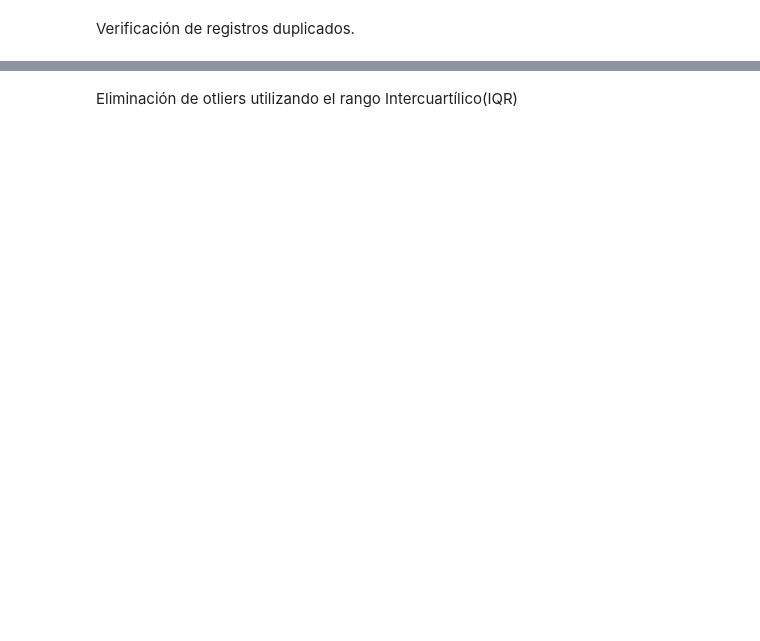
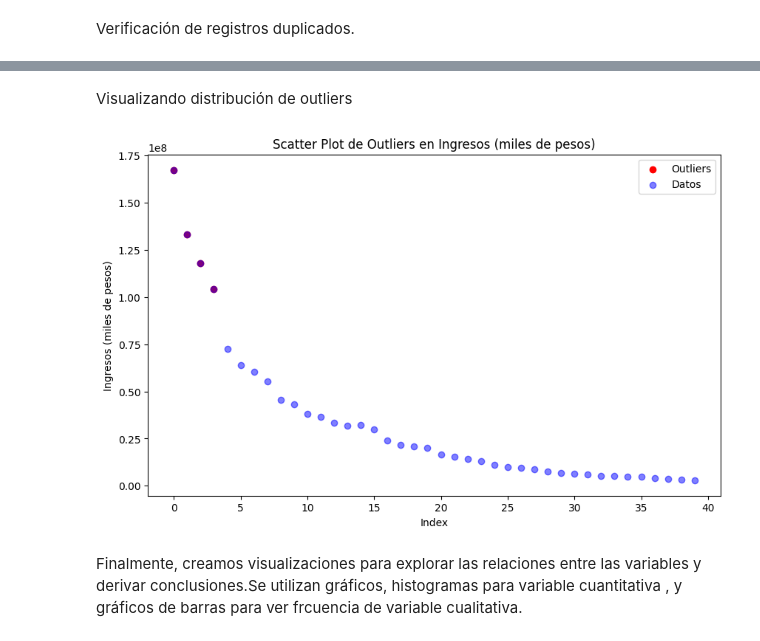
Before and after one commit to irene-1209/Data_Analytics, a Jupyter notebook: EDA/script.ipynb, the cells around one changed output, grey strips where cells are left out. Cells and saved outputs as stored; diff of their text form; code cells hidden in the pictures; blank space fills up the shorter version.

```diff
--- a/EDA/script.ipynb
+++ b/EDA/script.ipynb
@@ -265,11 +170,16 @@ for col in numericas_columnas:
-# %% [markdown]
-Eliminación de otliers utilizando el rango Intercuartílico(IQR)
-# %%
-# Eliminar outliers utilizando el rango intercuartílico (IQR)
-for col in numericas_columnas:
-    Q1 = df_consolidado[col].quantile(0.25)
-    Q3 = df_consolidado[col].quantile(0.75)
-    IQR = Q3 - Q1
-    lim_inf = Q1 - 1.5 * IQR
-    lim_sup = Q3 + 1.5 * IQR
-    df_consolidado = df_consolidado[(df_consolidado[col] >= lim_inf) & (df_consolidado[col] <= lim_sup)]
+# %% [markdown]
+Visualizando distribución de outliers
+# %%
+    # Scatter plot para los outliers
+plt.figure(figsize=(10, 6))
+plt.scatter(x=outliers.index, y=outliers[column], color='red', label='Outliers')
+plt.scatter(x=df_consolidado.index, y=df_consolidado[column], color='blue', alpha=0.5, label='Datos')
+plt.title(f'Scatter Plot de Outliers en {column}')
+plt.xlabel('Index')
+plt.ylabel(column)
+plt.legend()
+plt.show()
+# %% [output]
+[figure, added]
+# %% [markdown]
+Finalmente, creamos visualizaciones para explorar las relaciones entre las variables y derivar conclusiones.Se utilizan gráficos, histogramas para variable cuantitativa , y gráficos de barras para ver frcuencia de variable cualitativa.
```
Also changed, not shown: parts of 33 cells of this notebook, 13 other files.
